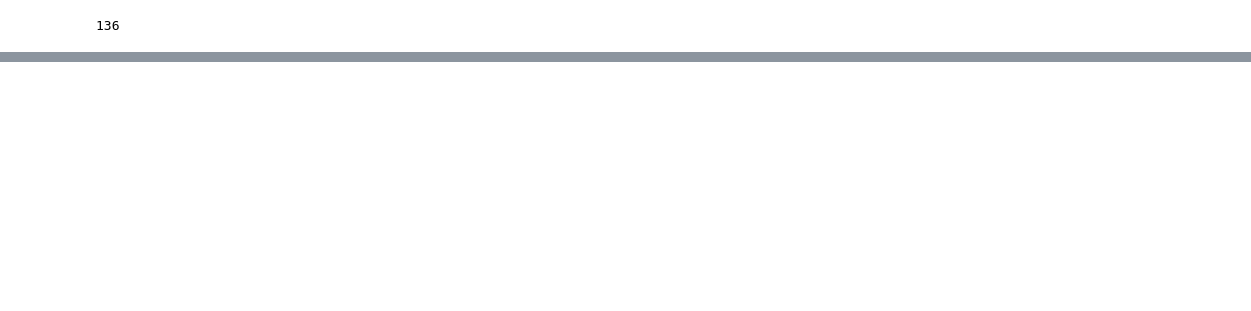
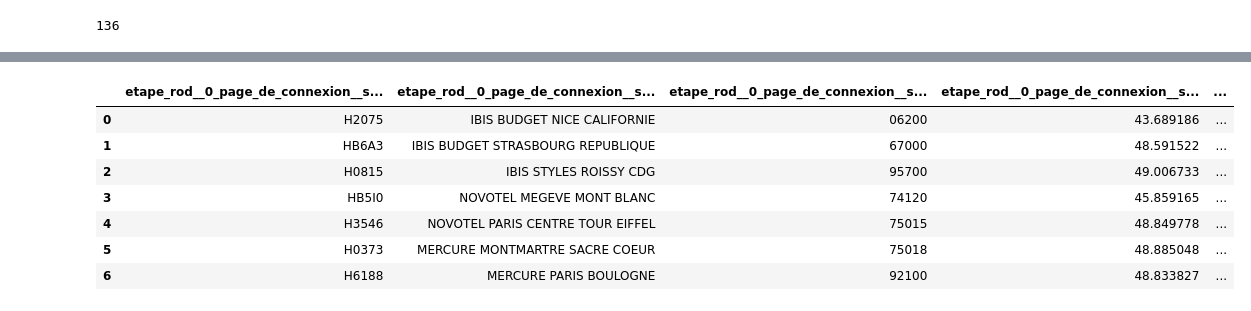
Before and after one commit to klaghmari-github/hotels, a Jupyter notebook: rod_data.ipynb, the cells around one changed output, grey strips where cells are left out. Cells and saved outputs as stored; diff of their text form; code cells hidden in the pictures; blank space fills up the shorter version.

```diff
--- a/rod_data.ipynb
+++ b/rod_data.ipynb
@@ -360,0 +358,11 @@ df[keep_cols].transpose()
+# %%
+df[keep_cols]
+# %% [output]
+|  | etape_rod__0_page_de_connexion__s... | etape_rod__0_page_de_connexion__s... | etape_rod__0_page_de_connexion__s... | etape_rod__0_page_de_connexion__s... | ... |
+| 0 | H2075 | IBIS BUDGET NICE CALIFORNIE | 06200 | 43.689186 | ... |
+| 1 | HB6A3 | IBIS BUDGET STRASBOURG REPUBLIQUE | 67000 | 48.591522 | ... |
+| 2 | H0815 | IBIS STYLES ROISSY CDG | 95700 | 49.006733 | ... |
+| 3 | HB5I0 | NOVOTEL MEGEVE MONT BLANC | 74120 | 45.859165 | ... |
+| 4 | H3546 | NOVOTEL PARIS CENTRE TOUR EIFFEL | 75015 | 48.849778 | ... |
+| 5 | H0373 | MERCURE MONTMARTRE SACRE COEUR | 75018 | 48.885048 | ... |
+| 6 | H6188 | MERCURE PARIS BOULOGNE | 92100 | 48.833827 | ... |
```
Also changed, not shown: parts of 7 cells of this notebook, 9 other files.
